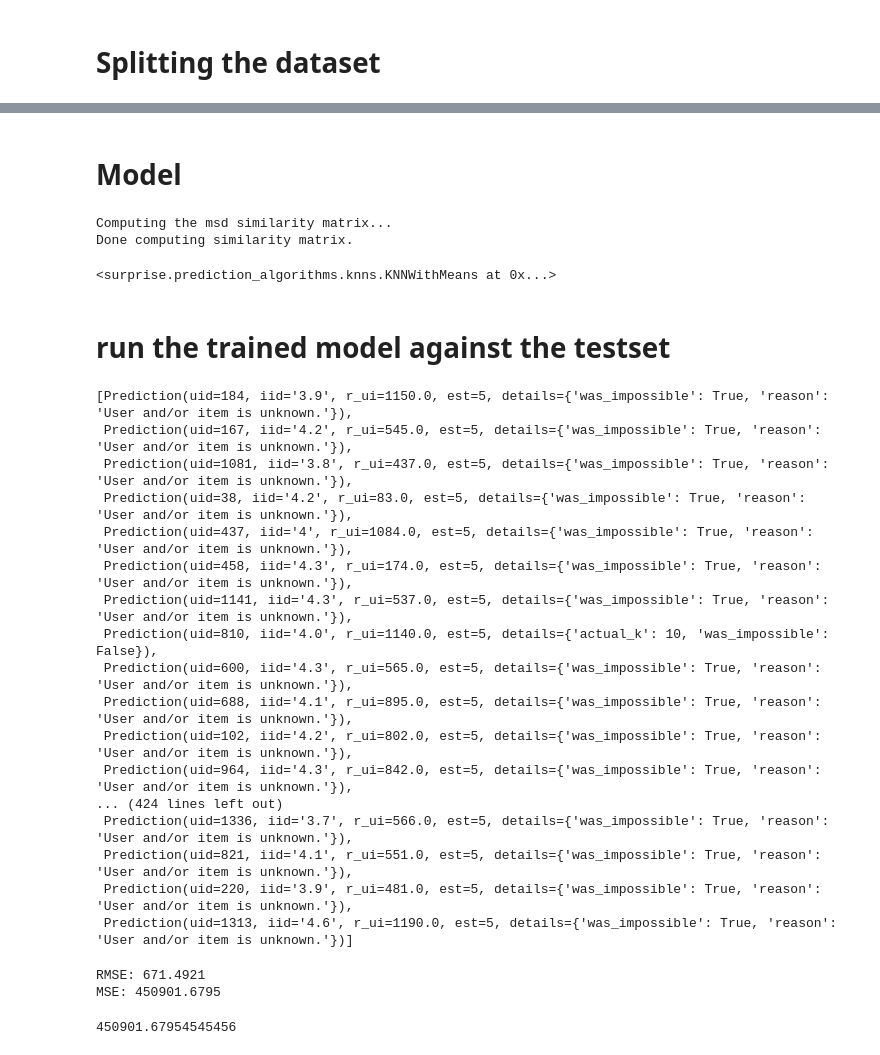
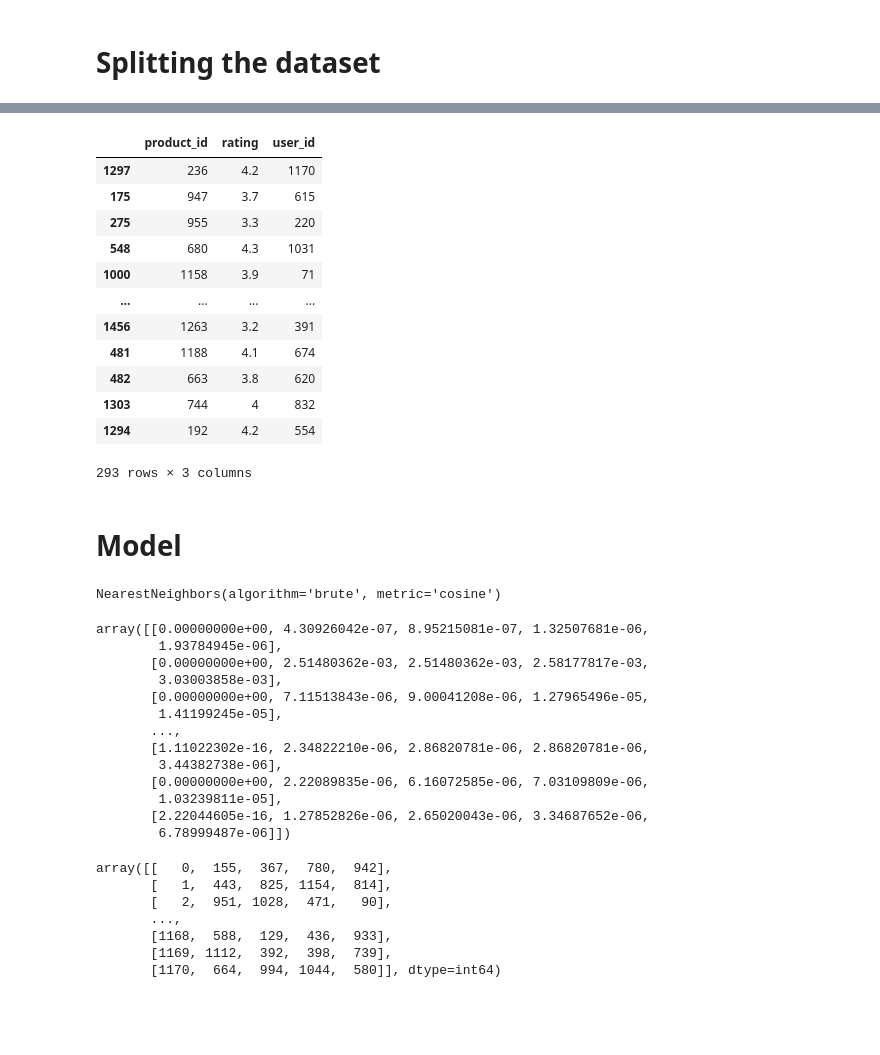
Before and after one commit to MH0386/product_recommendation, a Jupyter notebook: product_recommendation.ipynb, the cells around one changed output, grey strips where cells are left out. Cells and saved outputs as stored; diff of their text form; code cells hidden in the pictures; blank space fills up the shorter version.

```diff
--- a/product_recommendation.ipynb
+++ b/product_recommendation.ipynb
@@ -94,6 +95,3 @@ data
-# %%
-reader = Reader(rating_scale=(1, 5))
-data = Dataset.load_from_df(data, reader)
 # %% [markdown]
 # Splitting the dataset
 # %%
@@ -105,2 +115,18 @@ trainSet
+# %%
+testSet
+# %% [output]
+|  | product_id | rating | user_id |
+| 1297 | 236 | 4.2 | 1170 |
+| 175 | 947 | 3.7 | 615 |
+| 275 | 955 | 3.3 | 220 |
+| 548 | 680 | 4.3 | 1031 |
+| 1000 | 1158 | 3.9 | 71 |
+| ... | ... | ... | ... |
+| 1456 | 1263 | 3.2 | 391 |
+| 481 | 1188 | 4.1 | 674 |
+| 482 | 663 | 3.8 | 620 |
+| 1303 | 744 | 4 | 832 |
+| 1294 | 192 | 4.2 | 554 |
+293 rows × 3 columns
 # %% [markdown]
 # Model
@@ -107,37 +135,4 @@ trainSet
 # %%
-model = KNNWithMeans(k=10, verbose=True)
 model.fit(trainSet)
 # %% [output]
-Computing the msd similarity matrix...
-Done computing similarity matrix.
+NearestNeighbors(algorithm='brute', metric='cosine')
-<surprise.prediction_algorithms.knns.KNNWithMeans at 0x...>
-# %% [markdown]
-# run the trained model against the testset
-# %%
-test_pred = model.test(testSet)
-test_pred
-# %% [output]
-[Prediction(uid=184, iid='3.9', r_ui=1150.0, est=5, details={'was_impossible': True, 'reason': 'User and/or item is unknown.'}),
- Prediction(uid=167, iid='4.2', r_ui=545.0, est=5, details={'was_impossible': True, 'reason': 'User and/or item is unknown.'}),
- Prediction(uid=1081, iid='3.8', r_ui=437.0, est=5, details={'was_impossible': True, 'reason': 'User and/or item is unknown.'}),
- Prediction(uid=38, iid='4.2', r_ui=83.0, est=5, details={'was_impossible': True, 'reason': 'User and/or item is unknown.'}),
- Prediction(uid=437, iid='4', r_ui=1084.0, est=5, details={'was_impossible': True, 'reason': 'User and/or item is unknown.'}),
- Prediction(uid=458, iid='4.3', r_ui=174.0, est=5, details={'was_impossible': True, 'reason': 'User and/or item is unknown.'}),
- Prediction(uid=1141, iid='4.3', r_ui=537.0, est=5, details={'was_impossible': True, 'reason': 'User and/or item is unknown.'}),
- Prediction(uid=810, iid='4.0', r_ui=1140.0, est=5, details={'actual_k': 10, 'was_impossible': False}),
- Prediction(uid=600, iid='4.3', r_ui=565.0, est=5, details={'was_impossible': True, 'reason': 'User and/or item is unknown.'}),
- Prediction(uid=688, iid='4.1', r_ui=895.0, est=5, details={'was_impossible': True, 'reason': 'User and/or item is unknown.'}),
- Prediction(uid=102, iid='4.2', r_ui=802.0, est=5, details={'was_impossible': True, 'reason': 'User and/or item is unknown.'}),
- Prediction(uid=964, iid='4.3', r_ui=842.0, est=5, details={'was_impossible': True, 'reason': 'User and/or item is unknown.'}),
-... (424 lines left out)
- Prediction(uid=1336, iid='3.7', r_ui=566.0, est=5, details={'was_impossible': True, 'reason': 'User and/or item is unknown.'}),
- Prediction(uid=821, iid='4.1', r_ui=551.0, est=5, details={'was_impossible': True, 'reason': 'User and/or item is unknown.'}),
- Prediction(uid=220, iid='3.9', r_ui=481.0, est=5, details={'was_impossible': True, 'reason': 'User and/or item is unknown.'}),
- Prediction(uid=1313, iid='4.6', r_ui=1190.0, est=5, details={'was_impossible': True, 'reason': 'User and/or item is unknown.'})]
-# %%
-accuracy.rmse(test_pred)
-accuracy.mse(test_pred)
-# %% [output]
-RMSE: 671.4921
-MSE: 450901.6795
-450901.67954545456
@@ -143,0 +141,26 @@ MSE: 450901.6795
+# %%
+distances
+# %% [output]
+array([[0.00000000e+00, 4.30926042e-07, 8.95215081e-07, 1.32507681e-06,
+        1.93784945e-06],
+       [0.00000000e+00, 2.51480362e-03, 2.51480362e-03, 2.58177817e-03,
+        3.03003858e-03],
+       [0.00000000e+00, 7.11513843e-06, 9.00041208e-06, 1.27965496e-05,
+        1.41199245e-05],
+       ...,
+       [1.11022302e-16, 2.34822210e-06, 2.86820781e-06, 2.86820781e-06,
+        3.44382738e-06],
+       [0.00000000e+00, 2.22089835e-06, 6.16072585e-06, 7.03109809e-06,
+        1.03239811e-05],
+       [2.22044605e-16, 1.27852826e-06, 2.65020043e-06, 3.34687652e-06,
+        6.78999487e-06]])
+# %%
+indices
+# %% [output]
+array([[   0,  155,  367,  780,  942],
+       [   1,  443,  825, 1154,  814],
+       [   2,  951, 1028,  471,   90],
+       ...,
+       [1168,  588,  129,  436,  933],
+       [1169, 1112,  392,  398,  739],
+       [1170,  664,  994, 1044,  580]], dtype=int64)
```
Also changed, not shown: parts of 13 cells of this notebook, 1 other file.
